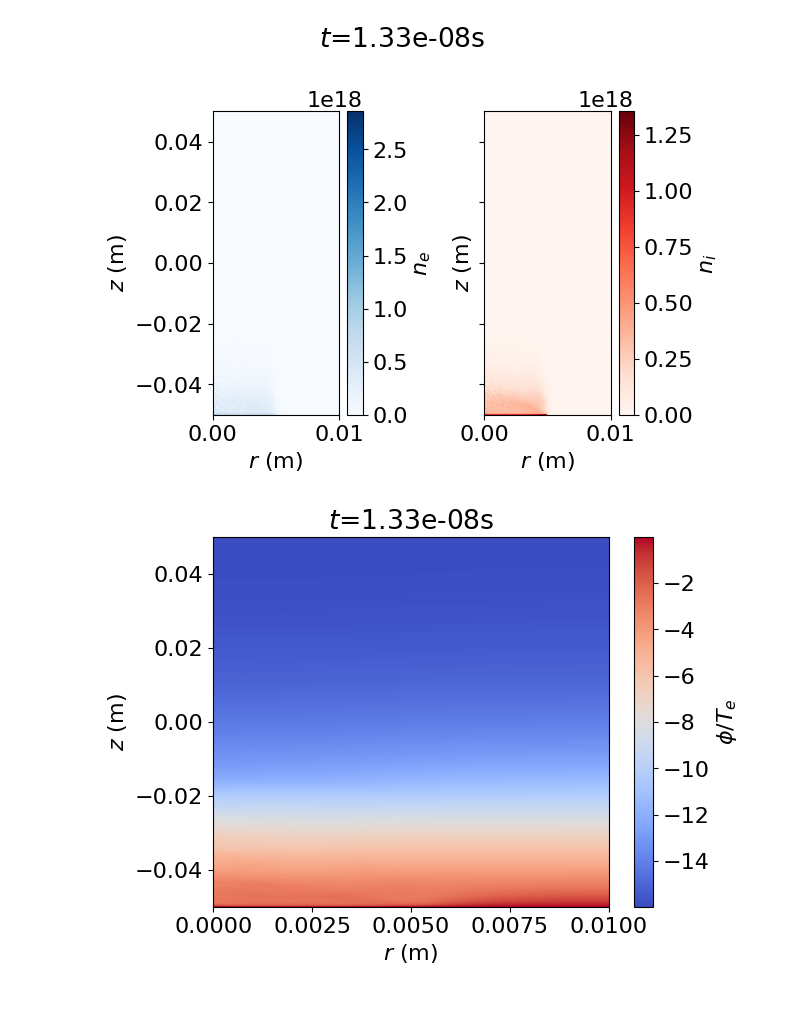
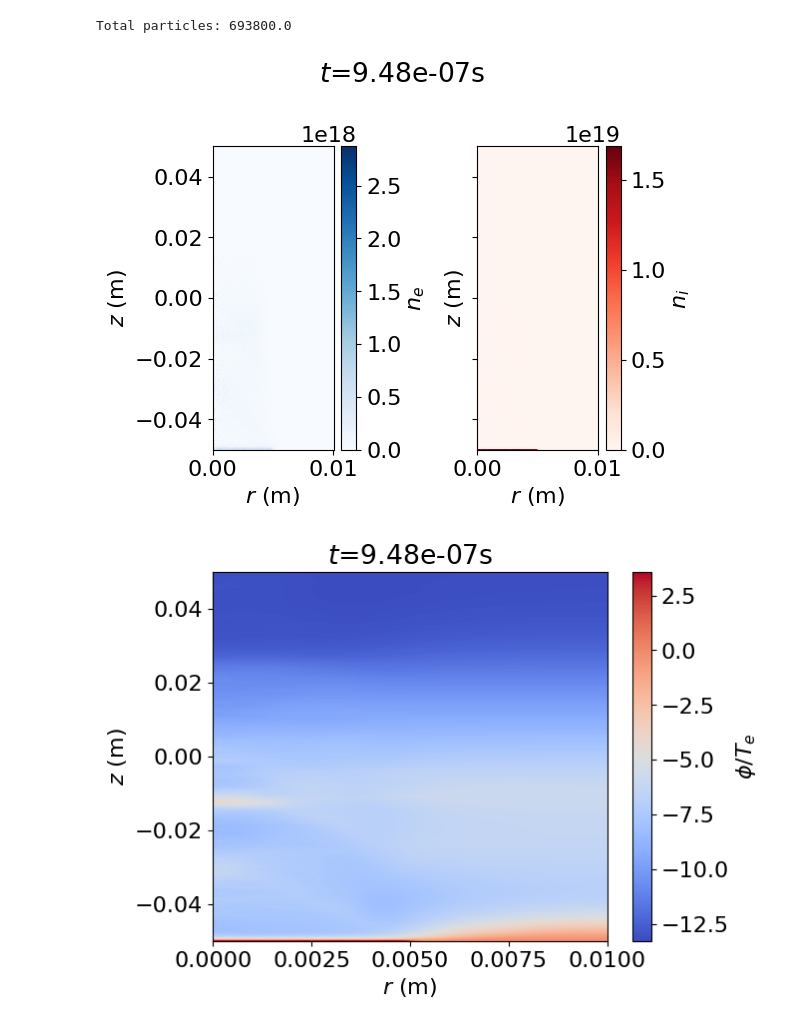
Before and after one commit to HuntFeng/magnetic-nozzle-warpx, a Jupyter notebook: analysis.ipynb, the cells around one changed output. Drawn from its saved outputs; the diff is of its cells as text; code cells hidden in the pictures.

Commit message:
update analysis

```diff
--- a/analysis.ipynb
+++ b/analysis.ipynb
@@ -1,4 +1,4 @@
 # %%
 from post_processing import Analysis
 # %%
-analysis = Analysis("diags202312261911")
+analysis = Analysis("diags202312271650")
@@ -10,8 +5,10 @@ Total particles: 440184.0
 # %%
-frame = 14
+frame = -1
 for plot_type in ["slice", "line"]:
     analysis.plot_density(frame, plot_type=plot_type)
     analysis.plot_potential(frame, plot_type=plot_type)
+analysis.plot_part_per_cell(frame)
 # %% [output]
+Total particles: 693800.0
-[figure, old version]
+[figure, new version]
-[figure, old version]
+[figure, new version]
```
Also changed, not shown: parts of 4 cells of this notebook, 1 other file.
